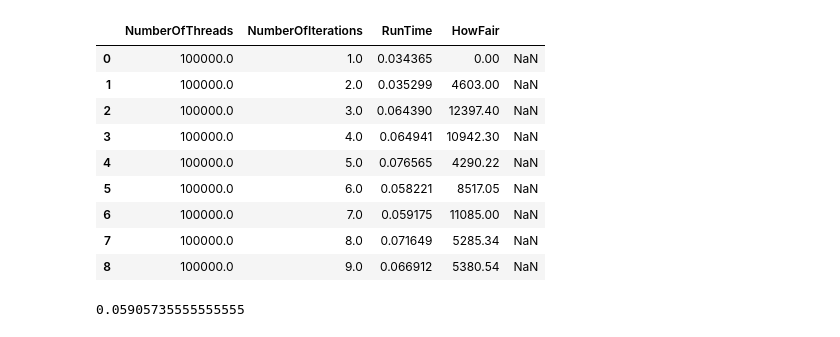
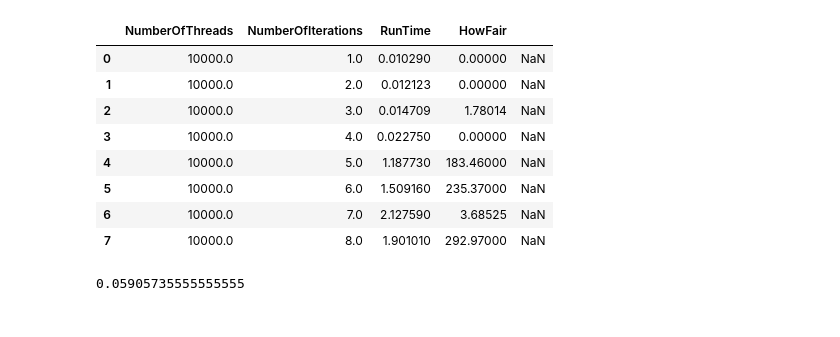
Before and after one commit to axcy0809/AMP, a Jupyter notebook: Alex/plots.ipynb, the cells around one changed output. Saved outputs shown, nothing was run; the diff lists cells and outputs as text; code cells hidden in the pictures.

```diff
--- a/Alex/plots.ipynb
+++ b/Alex/plots.ipynb
@@ -19,16 +17,15 @@ frame["NumberOfIterations"] = frame["NumberOfIterations"].sort_values
-# %%
-frame
-# %% [output]
-|  | NumberOfThreads | NumberOfIterations | RunTime | HowFair |  |
-| 0 | 100000.0 | 1.0 | 0.034365 | 0.00 | NaN |
-| 1 | 100000.0 | 2.0 | 0.035299 | 4603.00 | NaN |
-| 2 | 100000.0 | 3.0 | 0.064390 | 12397.40 | NaN |
-| 3 | 100000.0 | 4.0 | 0.064941 | 10942.30 | NaN |
-| 4 | 100000.0 | 5.0 | 0.076565 | 4290.22 | NaN |
-| 5 | 100000.0 | 6.0 | 0.058221 | 8517.05 | NaN |
-| 6 | 100000.0 | 7.0 | 0.059175 | 11085.00 | NaN |
-| 7 | 100000.0 | 8.0 | 0.071649 | 5285.34 | NaN |
-| 8 | 100000.0 | 9.0 | 0.066912 | 5380.54 | NaN |
+# %%
+Ticket_lock_frame
+# %% [output]
+|  | NumberOfThreads | NumberOfIterations | RunTime | HowFair |  |
+| 0 | 10000.0 | 1.0 | 0.010290 | 0.00000 | NaN |
+| 1 | 10000.0 | 2.0 | 0.012123 | 0.00000 | NaN |
+| 2 | 10000.0 | 3.0 | 0.014709 | 1.78014 | NaN |
+| 3 | 10000.0 | 4.0 | 0.022750 | 0.00000 | NaN |
+| 4 | 10000.0 | 5.0 | 1.187730 | 183.46000 | NaN |
+| 5 | 10000.0 | 6.0 | 1.509160 | 235.37000 | NaN |
+| 6 | 10000.0 | 7.0 | 2.127590 | 3.68525 | NaN |
+| 7 | 10000.0 | 8.0 | 1.901010 | 292.97000 | NaN |
 # %%
 frame.RunTime.mean()
 # %% [output]
```
Also changed, not shown: parts of 5 cells of this notebook, 51 other files.
